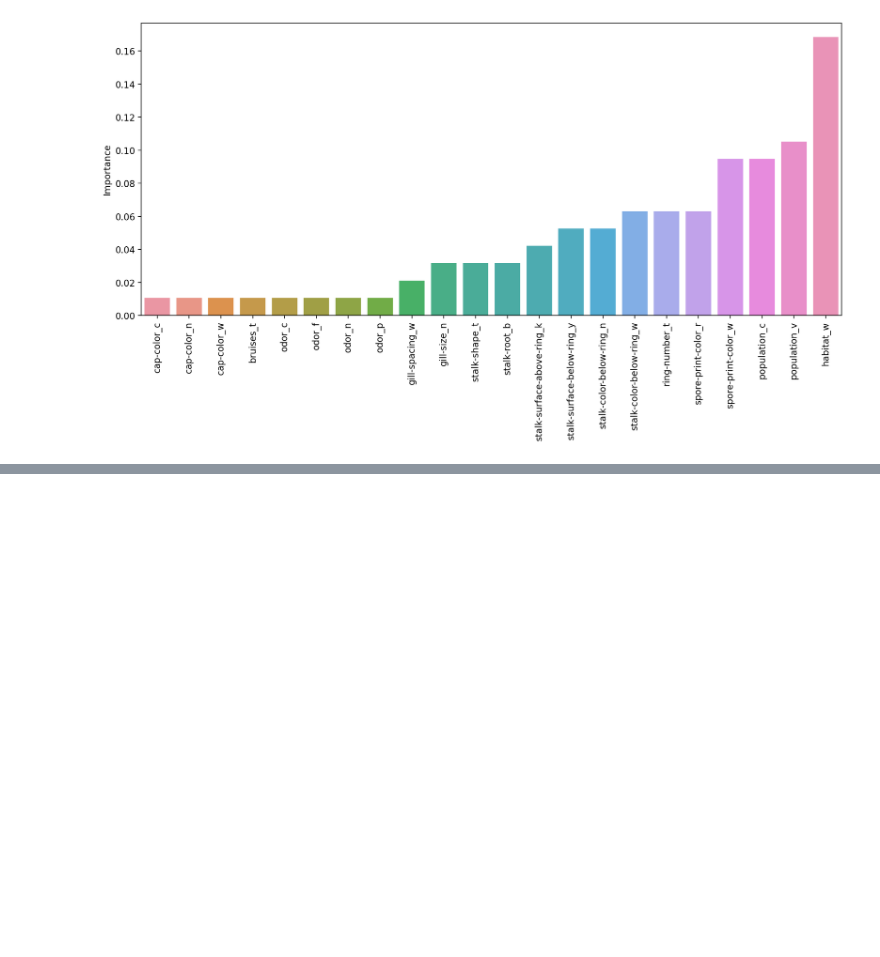
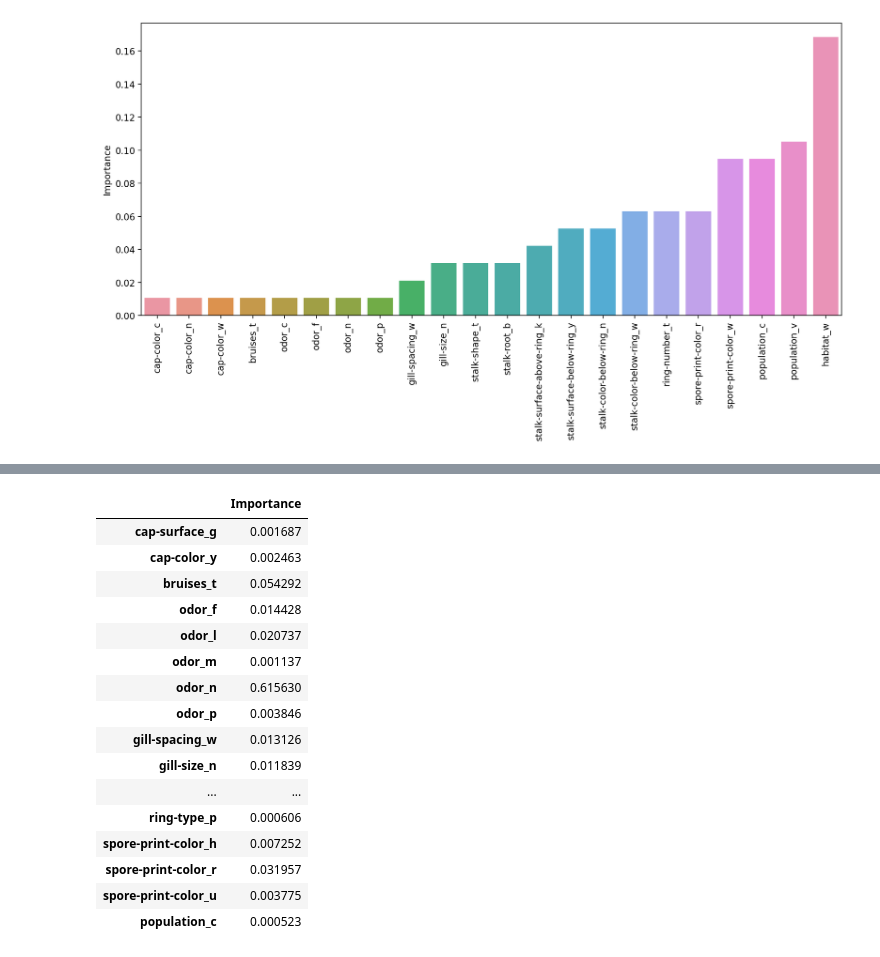
Before and after one commit to Burcusenol/Machine-Learning-Algorithms, a Jupyter notebook: Boosting Methods/Boosting Methods.ipynb, the cells around one changed output, grey strips where cells are left out. Drawn from its saved outputs; the diff is of its cells as text; code cells hidden in the pictures; blank space fills up the shorter version.

```diff
--- a/Boosting Methods/Boosting Methods.ipynb
+++ b/Boosting Methods/Boosting Methods.ipynb
@@ -246,0 +357,20 @@ Fm=Fm-1 +fm (learning rate*fm)
+# %%
+imp_feat
+# %% [output]
+|  | Importance |
+| cap-surface_g | 0.001687 |
+| cap-color_y | 0.002463 |
+| bruises_t | 0.054292 |
+| odor_f | 0.014428 |
+| odor_l | 0.020737 |
+| odor_m | 0.001137 |
+| odor_n | 0.615630 |
+| odor_p | 0.003846 |
+| gill-spacing_w | 0.013126 |
+| gill-size_n | 0.011839 |
+| ... | ... |
+| ring-type_p | 0.000606 |
+| spore-print-color_h | 0.007252 |
+| spore-print-color_r | 0.031957 |
+| spore-print-color_u | 0.003775 |
+| population_c | 0.000523 |
```
Also changed, not shown: parts of 25 cells of this notebook, 2 other files.
